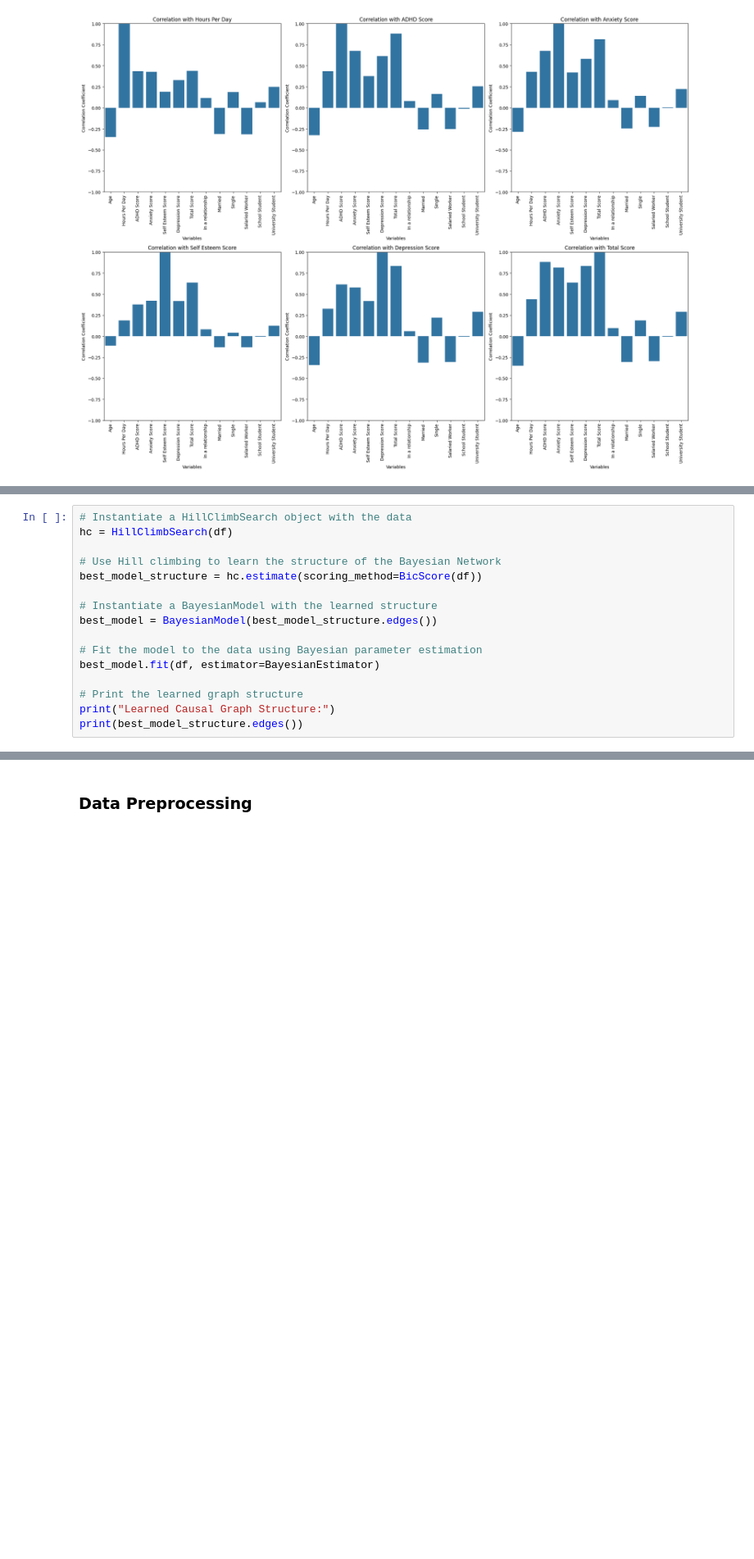
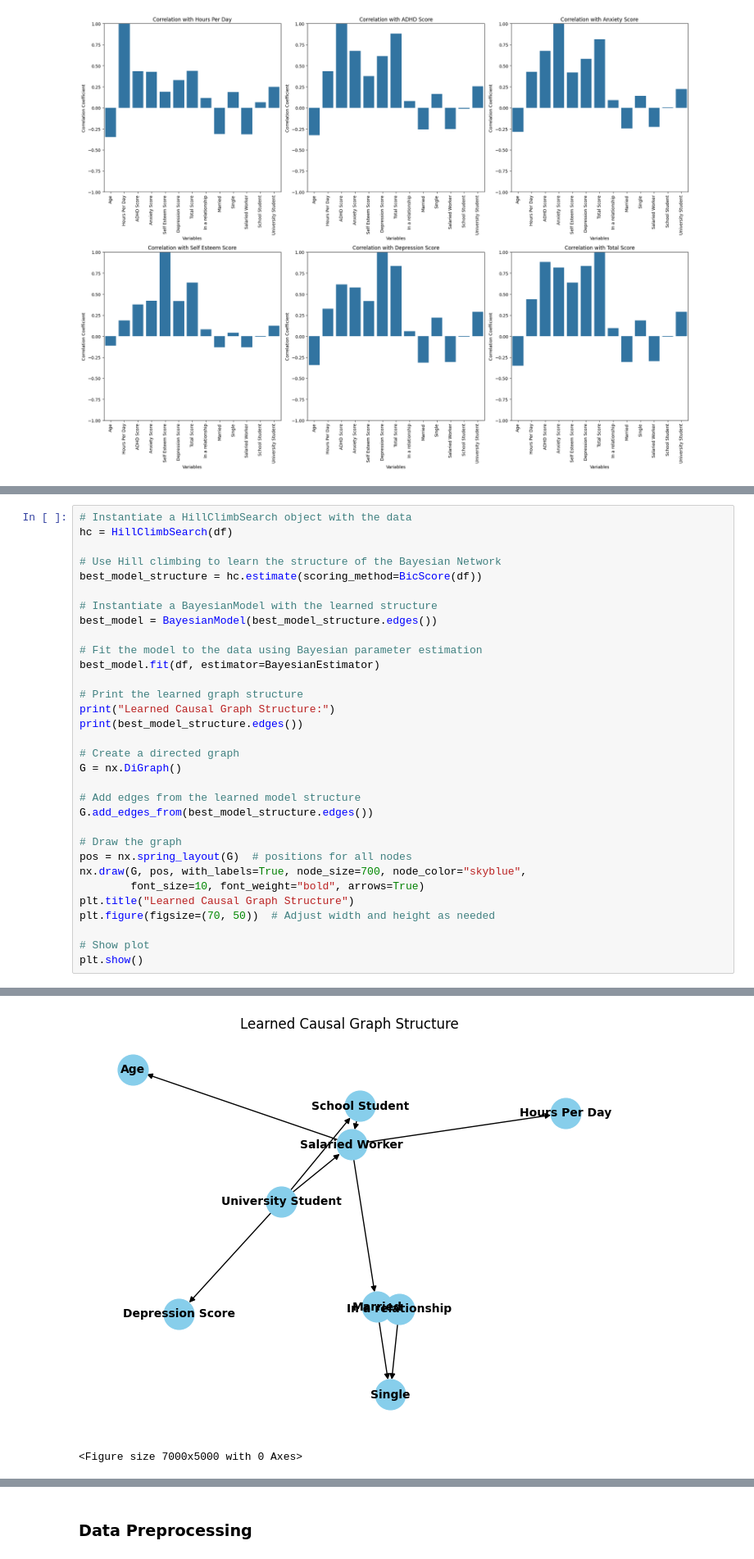
Before and after one commit to Hiroki120301/Social-Media-Addiction-Predictor, a Jupyter notebook: final_project.ipynb, the cells around one changed output, grey strips where cells are left out. Shown at 82% size. Cells and saved outputs as stored; diff of their text form; blank space fills up the shorter version.

```diff
--- a/final_project.ipynb
+++ b/final_project.ipynb
@@ -216,20 +246,38 @@ plt.show()
 # %%
 # Instantiate a HillClimbSearch object with the data
 hc = HillClimbSearch(df)
 
 # Use Hill climbing to learn the structure of the Bayesian Network
 best_model_structure = hc.estimate(scoring_method=BicScore(df))
 
 # Instantiate a BayesianModel with the learned structure
 best_model = BayesianModel(best_model_structure.edges())
 
 # Fit the model to the data using Bayesian parameter estimation
 best_model.fit(df, estimator=BayesianEstimator)
 
 # Print the learned graph structure
 print("Learned Causal Graph Structure:")
 print(best_model_structure.edges())
+
+# Create a directed graph
+G = nx.DiGraph()
+
+# Add edges from the learned model structure
+G.add_edges_from(best_model_structure.edges())
+
+# Draw the graph
+pos = nx.spring_layout(G)  # positions for all nodes
+nx.draw(G, pos, with_labels=True, node_size=700, node_color="skyblue",
+        font_size=10, font_weight="bold", arrows=True)
+plt.title("Learned Causal Graph Structure")
+plt.figure(figsize=(70, 50))  # Adjust width and height as needed
+
+# Show plot
+plt.show()
 # %% [output]
 WARNING:pgmpy:BayesianModel has been renamed to BayesianNetwork. Please use BayesianNetwork class, BayesianModel will be removed in future.
 Learned Causal Graph Structure:
 [('In a relationship', 'Single'), ('Married', 'Single'), ('Married', 'In a relationship'), ('Salaried Worker', 'Married'), ('Salaried Worker', 'Age'), ('Salaried Worker', 'Hours Per Day'), ('School St ...
+[figure, added]
+<Figure size 7000x5000 with 0 Axes>
```
Also changed, not shown: parts of 6 cells of this notebook, 5 other files.
